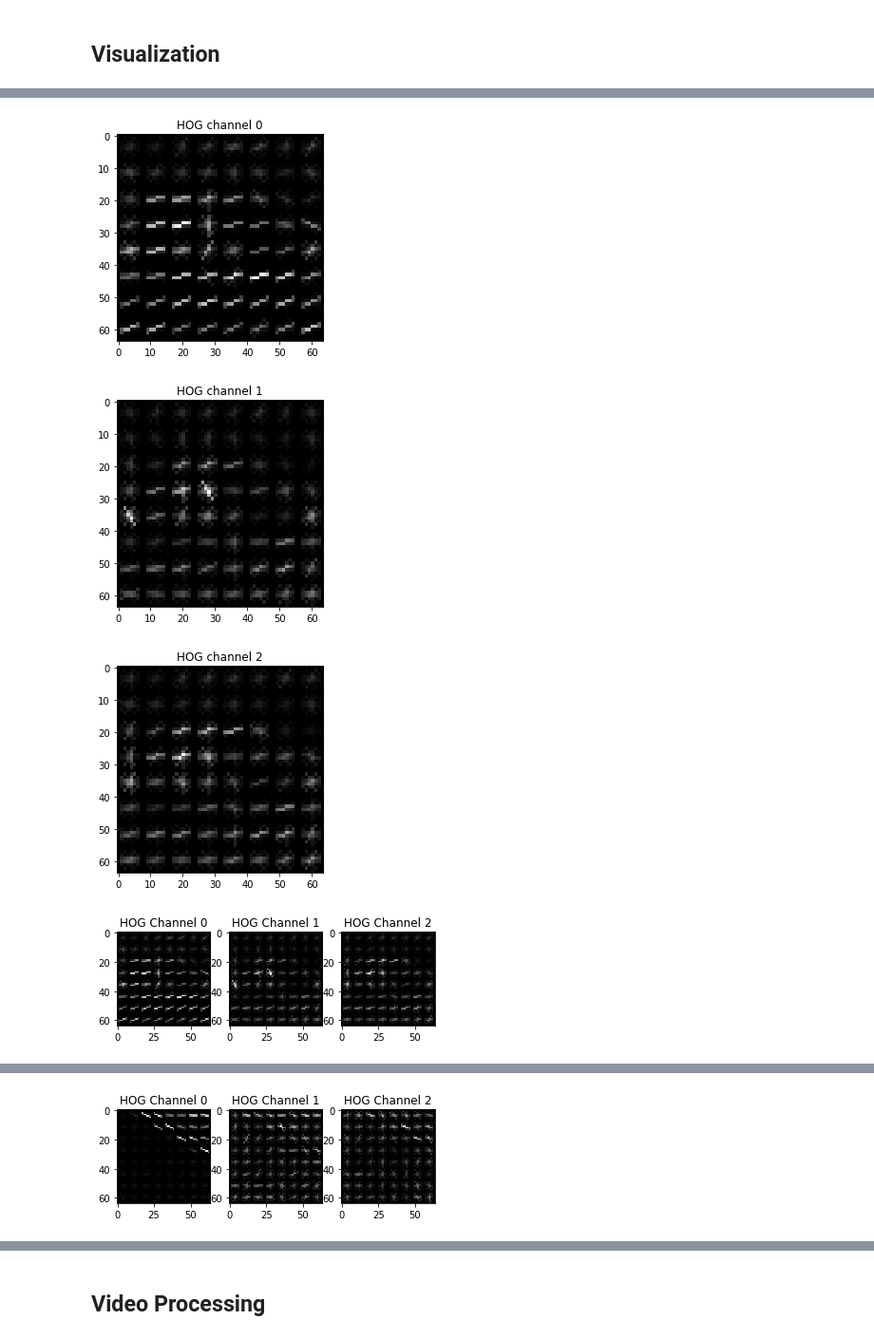
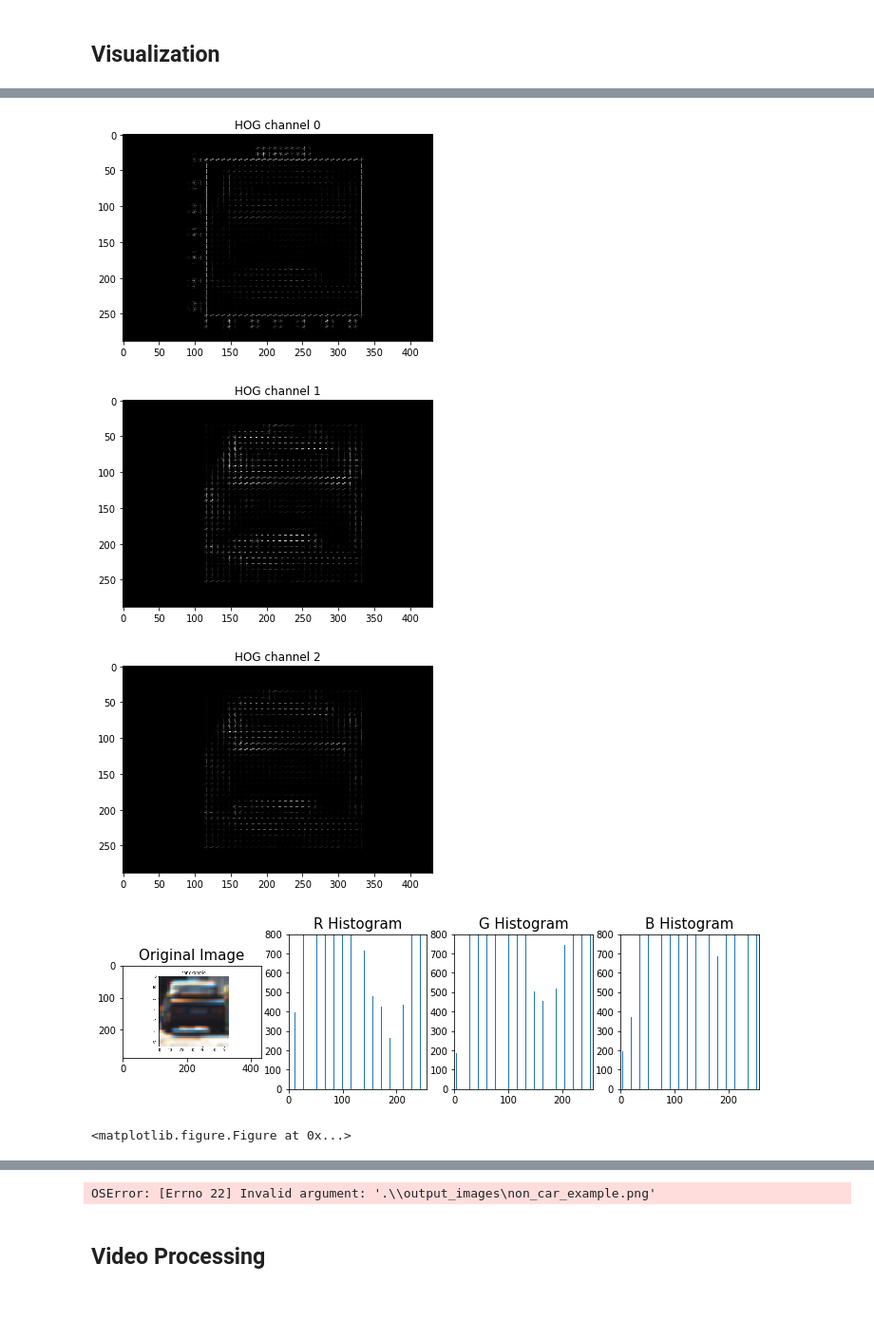
Before and after one commit to severina19/UdacitySelfDrivingCar, a Jupyter notebook: Lesson5_VehicleDetection/Vehicle Detection.ipynb, the cells around one changed output, grey strips where cells are left out. Shown at 95% size. Saved outputs shown, nothing was run; the diff lists cells and outputs as text; code cells hidden in the pictures; blank space fills up the shorter version.

```diff
--- a/Lesson5_VehicleDetection/Vehicle Detection.ipynb
+++ b/Lesson5_VehicleDetection/Vehicle Detection.ipynb
@@ -217,17 +219,18 @@ Test Accuracy of SVC =  0.99
 # %% [markdown]
 ## Visualization
 # %%
-image = mpimg.imread(cars[0])
+print("1")
+image_orig = mpimg.imread('.\output_images\car_example.png')
 plt.figure()
 plt.title("car example")
 outfile = "car example.png"
-plt.imshow(image)
+plt.imshow(image_orig)
 #plt.savefig(outfile)
-img = cv2.cvtColor(image, cv2.COLOR_RGB2YCrCb)
+imgYcrCb = cv2.cvtColor(image_orig, cv2.COLOR_RGB2YCrCb)
 image_list=[]
 
 for channel in range(3):
-    features,hog_image = get_hog_features(img[:,:,channel], orient, pix_per_cell,
+    features,hog_image = get_hog_features(imgYcrCb[:,:,channel], orient, pix_per_cell,
                                           cell_per_block, vis=True, feature_vec=True)
 
     title = 'HOG channel %s' % (channel)
@@ -237,6 +240,35 @@ for channel in range(3):
     image_list.append(hog_image)
     #plt.savefig(outfile)
     plt.show()
+
+image_orig = cv2.imread('.\output_images\car_example.png')
+image = cv2.cvtColor(image_orig, cv2.COLOR_BGR2RGB)
+channel1_hist, channel2_hist, channel3_hist, bin_centers = color_hist(image, vis=True)
+# Plot the examples
+fig = plt.figure(figsize=(12,3));
+
+plt.subplot(141)
+plt.imshow(image)
+plt.title('Original Image', fontsize=15)
+plt.subplot(142)
+plt.bar(bin_centers, channel1_hist[0])
+plt.xlim(0, 256)
+plt.ylim(0, 800)
+plt.title('R Histogram', fontsize=15);
+plt.subplot(143)
+plt.bar(bin_centers, channel2_hist[0])
+plt.xlim(0, 256)
+plt.ylim(0, 800)
+plt.title('G Histogram', fontsize=15);
+plt.subplot(144)
+plt.bar(bin_centers, channel3_hist[0])
+plt.xlim(0, 256)
+plt.ylim(0, 800)
+plt.title('B Histogram', fontsize=15);
+plt.show()
+plt.savefig('output_images/color_hist_vis.png',
+            bbox_inches="tight")
+
 
 
 plt.figure()
@@ -254,7 +286,7 @@ plt.show()
 
 
 image_list=[]
-image = mpimg.imread(notcars[0])
+image = mpimg.imread('.\output_images\non_car_example.png')
 img = cv2.cvtColor(image, cv2.COLOR_RGB2YCrCb)
 plt.figure()
 plt.title("non-car example")
@@ -329,4 +360,5 @@ C:\MyProgs\Conda\envs\carnd-term1\lib\site-packages\skimage\feature\_hog.py:119:
-[figure, old version]
+[figure, new version]
-[figure, old version]
+[figure, new version]
-[figure, old version]
+[figure, new version]
-[figure, old version]
+[figure, new version]
+<matplotlib.figure.Figure at 0x...>
@@ -336 +365,0 @@ C:\MyProgs\Conda\envs\carnd-term1\lib\site-packages\skimage\feature\_hog.py:119:
-[figure, removed]
@@ -341,3 +366,4 @@ C:\MyProgs\Conda\envs\carnd-term1\lib\site-packages\skimage\feature\_hog.py:119:
+OSError: [Errno 22] Invalid argument: '.\\output_images\non_car_example.png'
 # %% [markdown]
 ## Video Processing
 # %%
```
Also changed, not shown: parts of 4 cells of this notebook, 5 other files.
